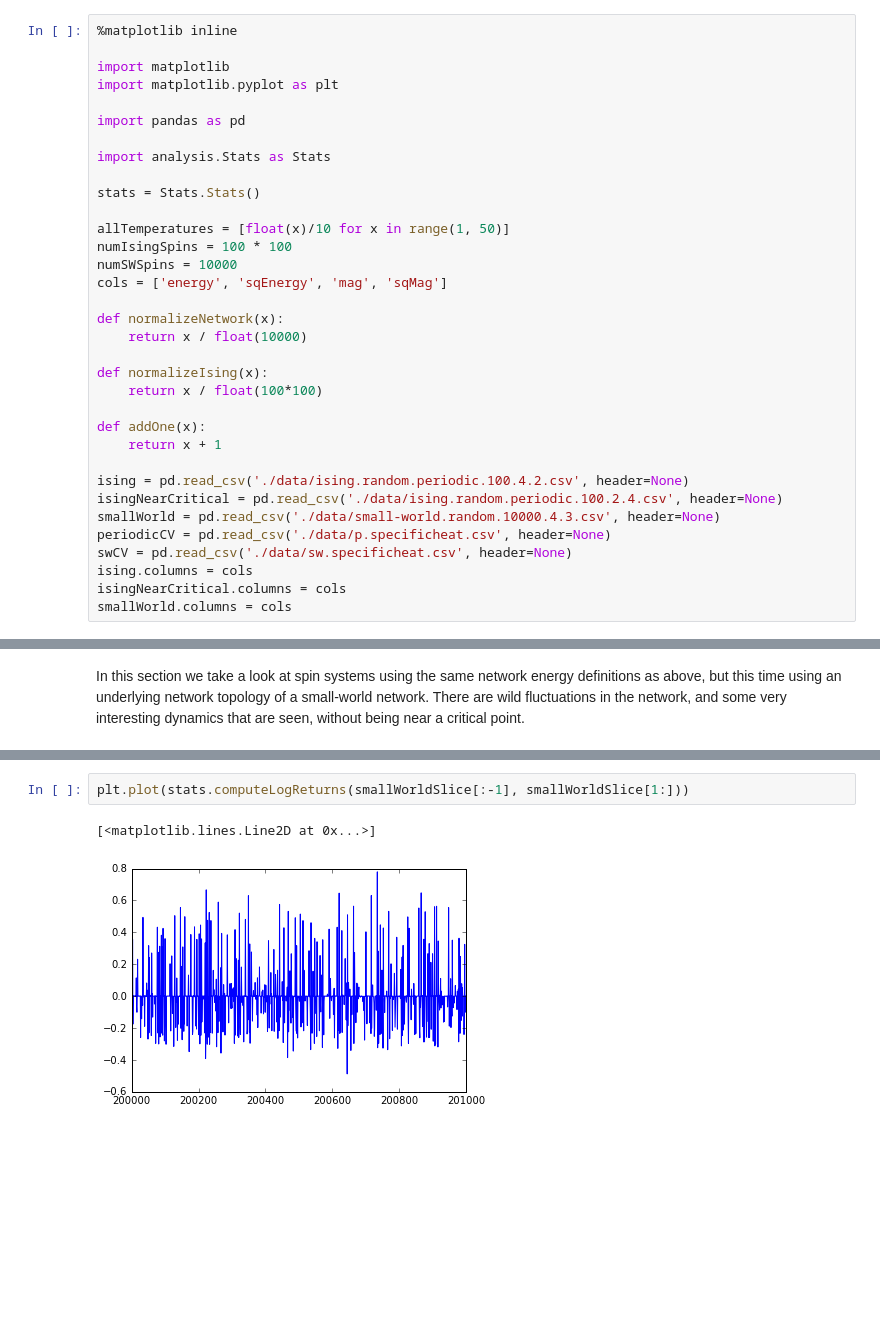
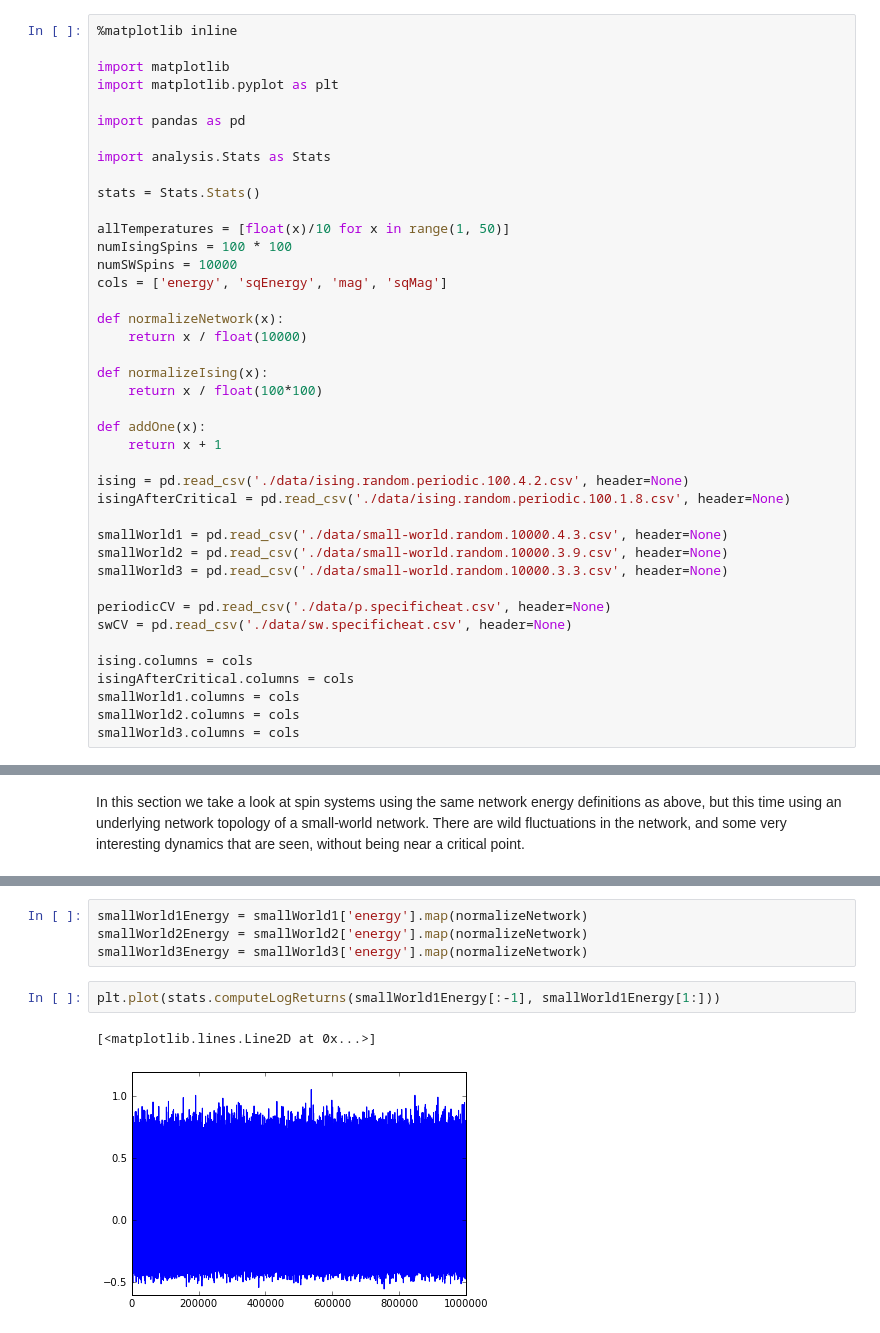
Before and after one commit to jfarid27/CFP-Simplified, a Jupyter notebook: Econophysics Presentation Notebook.ipynb, the cells around one changed output, grey strips where cells are left out. Cells and saved outputs as stored; diff of their text form; blank space fills up the shorter version.

```diff
--- a/Econophysics Presentation Notebook.ipynb
+++ b/Econophysics Presentation Notebook.ipynb
@@ -29,12 +29,19 @@ def addOne(x):
     return x + 1
 
 ising = pd.read_csv('./data/ising.random.periodic.100.4.2.csv', header=None)
-isingNearCritical = pd.read_csv('./data/ising.random.periodic.100.2.4.csv', header=None)
-smallWorld = pd.read_csv('./data/small-world.random.10000.4.3.csv', header=None)
+isingAfterCritical = pd.read_csv('./data/ising.random.periodic.100.1.8.csv', header=None)
+
+smallWorld1 = pd.read_csv('./data/small-world.random.10000.4.3.csv', header=None)
+smallWorld2 = pd.read_csv('./data/small-world.random.10000.3.9.csv', header=None)
+smallWorld3 = pd.read_csv('./data/small-world.random.10000.3.3.csv', header=None)
+
 periodicCV = pd.read_csv('./data/p.specificheat.csv', header=None)
 swCV = pd.read_csv('./data/sw.specificheat.csv', header=None)
+
 ising.columns = cols
-isingNearCritical.columns = cols
-smallWorld.columns = cols
+isingAfterCritical.columns = cols
+smallWorld1.columns = cols
+smallWorld2.columns = cols
+smallWorld3.columns = cols
 # %% [markdown]
 ## The Ising Model away from the critical point
@@ -121,5 +97,9 @@ plt.plot(smallWorldSlice)
+# %%
+smallWorld1Energy = smallWorld1['energy'].map(normalizeNetwork)
+smallWorld2Energy = smallWorld2['energy'].map(normalizeNetwork)
+smallWorld3Energy = smallWorld3['energy'].map(normalizeNetwork)
 # %%
-plt.plot(stats.computeLogReturns(smallWorldSlice[:-1], smallWorldSlice[1:]))
+plt.plot(stats.computeLogReturns(smallWorld1Energy[:-1], smallWorld1Energy[1:]))
 # %% [output]
 [<matplotlib.lines.Line2D at 0x...>]
-[figure, old version]
+[figure, new version]
```
Also changed, not shown: parts of 30 cells of this notebook.
